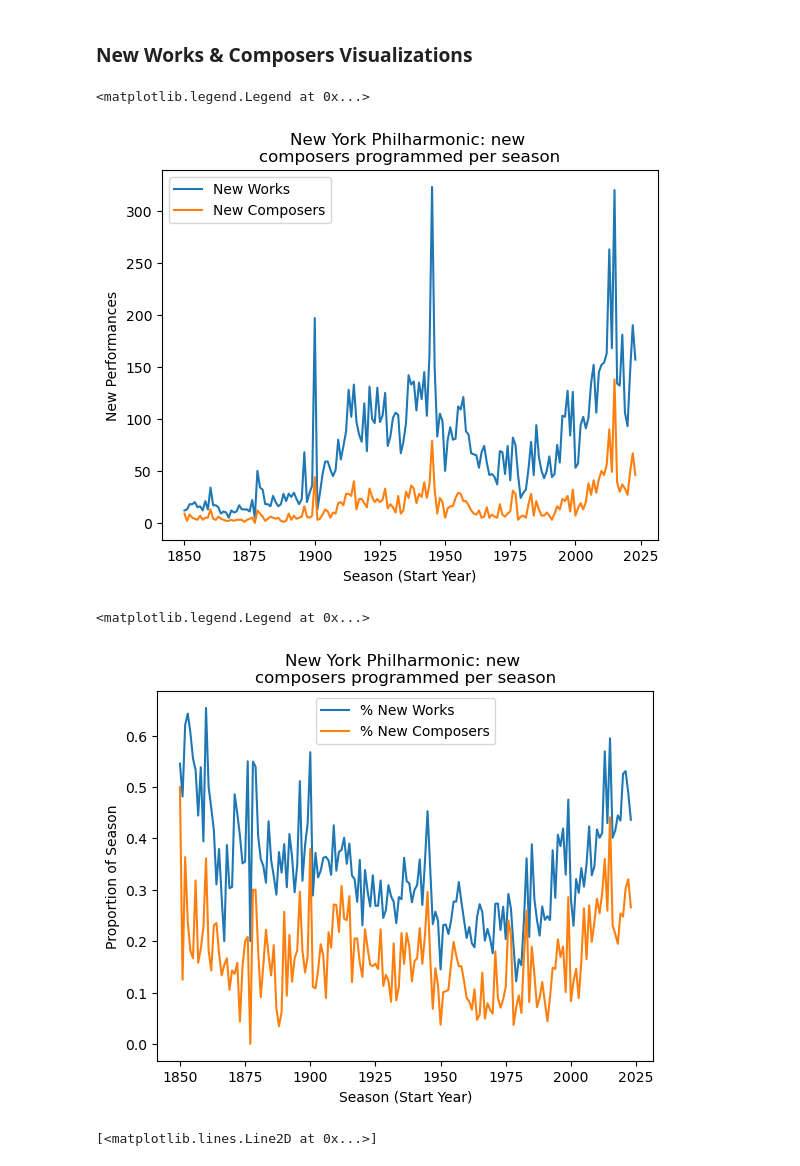
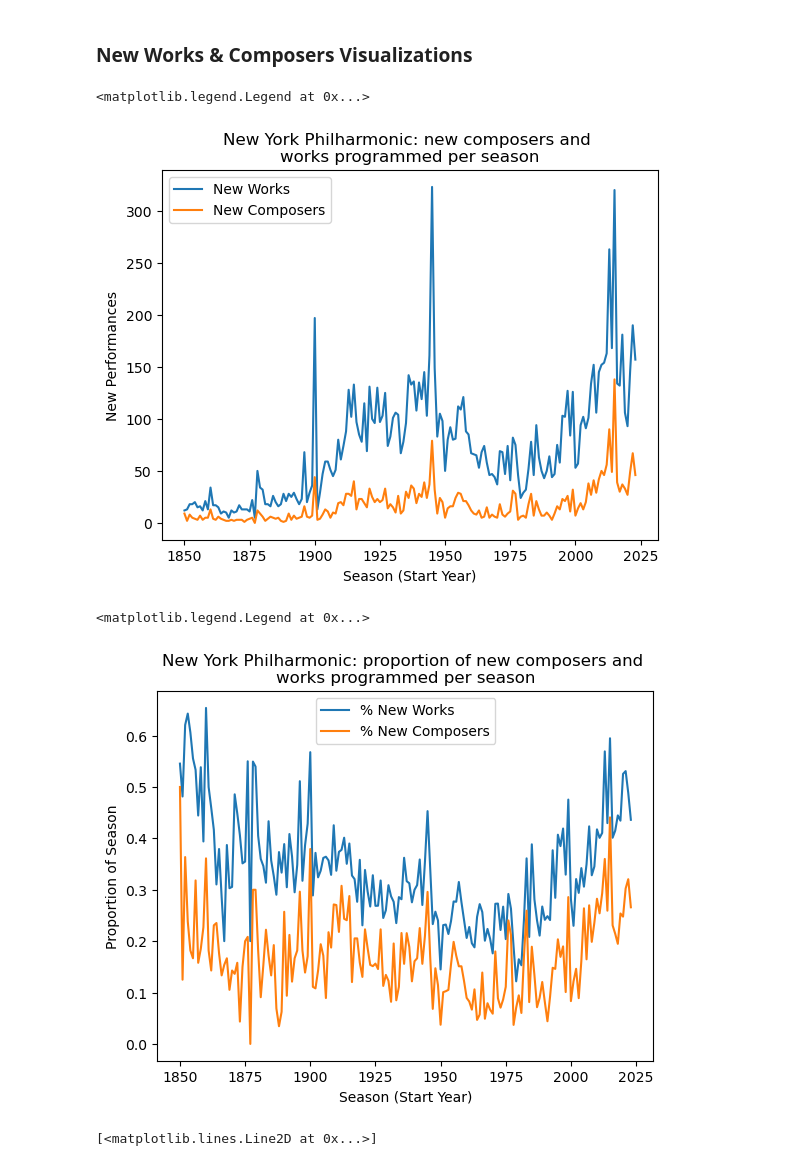
Before and after one commit to jakegibb/nyphil-programming-analysis, a Jupyter notebook: data_restructuring_and_analysis/programming_analysis.ipynb, the cells around one changed output. Cells and saved outputs as stored; diff of their text form; code cells hidden in the pictures.

Commit message:
Updated graph titiles

```diff
--- a/data_restructuring_and_analysis/programming_analysis.ipynb
+++ b/data_restructuring_and_analysis/programming_analysis.ipynb
@@ -158,7 +158,7 @@ plt.legend(["% New works"], loc='best')
 nyphil_programming_after_1849.plot(
     x="season_year",
     y=["new_works", "new_composers"],
-    title="New York Philharmonic: new \ncomposers programmed per season",
+    title="New York Philharmonic: new composers and \nworks programmed per season",
     kind='line',
     xlabel="Season (Start Year)",
     ylabel= 'New Performances')
@@ -166,20 +166,20 @@ nyphil_programming_after_1849.plot(
 plt.legend(["New Works", "New Composers" ], loc='best')
 # %% [output]
 <matplotlib.legend.Legend at 0x...>
-[figure, old version]
+[figure, new version]
 # %%
 nyphil_programming_after_1849.plot(
     x="season_year",
     y=["new_works_p", "new_composers_p"],
-    title="New York Philharmonic: new \ncomposers programmed per season",
+    title="New York Philharmonic: proportion of new composers and \nworks programmed per season",
     kind='line',
     xlabel="Season (Start Year)",
     ylabel= 'Proportion of Season')
 
 plt.legend(["% New Works", "% New Composers" ], loc='best')
 # %% [output]
 <matplotlib.legend.Legend at 0x...>
-[figure, old version]
+[figure, new version]
 # %%
 # Scatter plot of new works percentage vs. new composers percentage.
 # Show positive association between performing new works and introducing new composers
```
Also changed, not shown: parts of 2 cells of this notebook.
